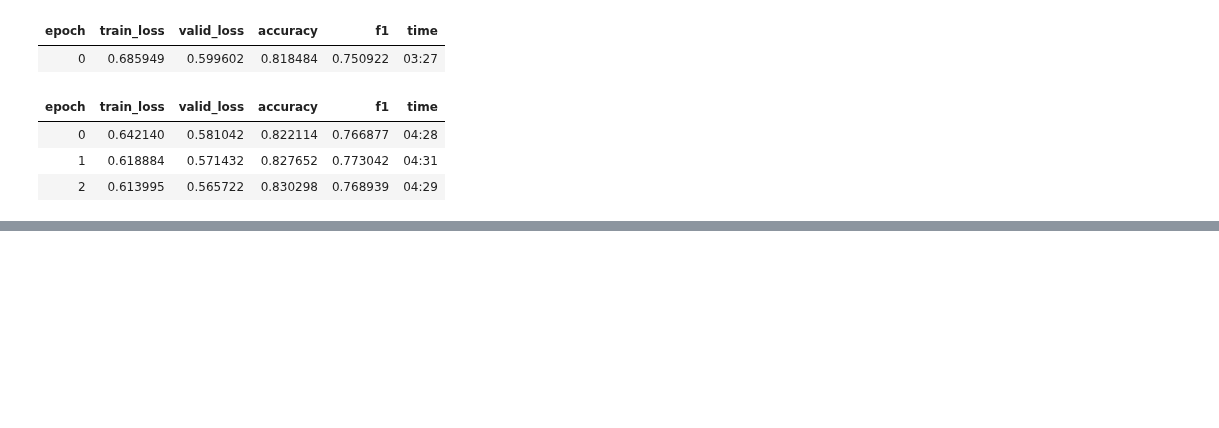
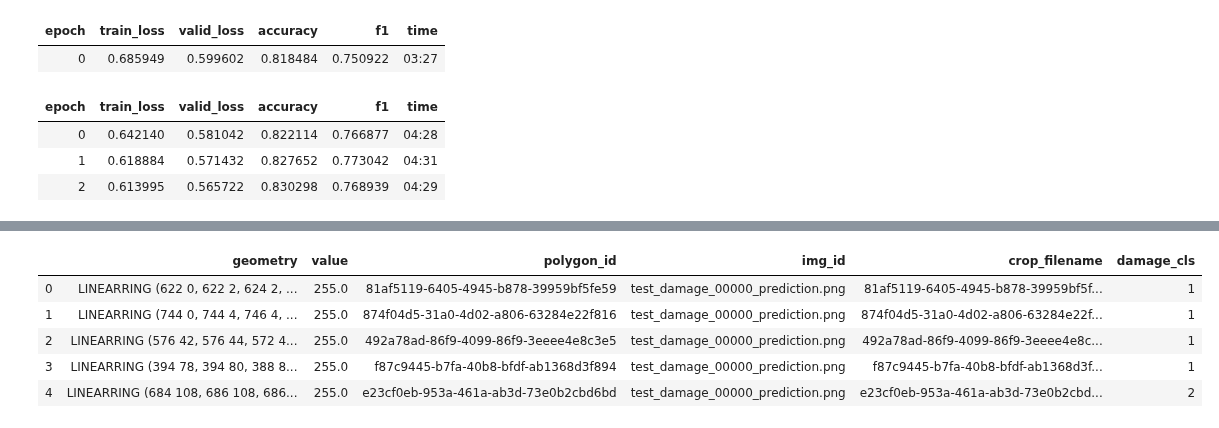
Before and after one commit to wwymak/spacenet-buildings, a Jupyter notebook: xview2/25Nov-improving damage classification-resampling.ipynb, the cells around one changed output, grey strips where cells are left out. Saved outputs shown, nothing was run; the diff lists cells and outputs as text; code cells hidden in the pictures; blank space fills up the shorter version.

```diff
--- a/xview2/25Nov-improving damage classification-resampling.ipynb
+++ b/xview2/25Nov-improving damage classification-resampling.ipynb
@@ -339,6 +347,23 @@ learn.load('24Nov-classification_focal_loss_unfrozen');
+# %%
+src = (ImageList
+       .from_df(classification_labels, path=classifcation_crop_dir, cols=['crop_filename'])
+       .split_by_valid_func(is_valid_func)
+       .label_from_df(cols='label'))
+
+data = (src
+        .transform(get_transforms(do_flip=True,
+             flip_vert=True,
+             max_rotate=180,
+             max_zoom=1.2,
+             max_lighting=0.5,
+             max_warp=0.2,
+             p_affine=0.75,
+             p_lighting=0.75), size=size, tfm_y=False)
+        .databunch(bs=bs)
+        .normalize(imagenet_stats))
 # %%
 damage_crops_test_folder = data_dir / "classification_crops_test"
-data = (src
+data2 = (src
         .transform(get_transforms(do_flip=True,
              flip_vert=True,
              max_rotate=180,
@@ -350,14 +375,37 @@ data = (src
         .add_test_folder(damage_crops_test_folder)
         .databunch(bs=bs)
         .normalize(imagenet_stats))
-learn.data = data
 
-learn.to_fp16();
+learn = cnn_learner(data2,models.resnet50, metrics=[accuracy, f1])
+learn.model_dir = models_path
+learn.loss_func =FocalLoss(gamma=2.0)
+learn.to_fp16()
+learn.load('24Nov-classification_focal_loss_unfrozen');
 # %%
 predictions, y, losses = learn.get_preds(ds_type=DatasetType.Test, with_loss=True)
 y = torch.argmax(predictions, dim=1)
 # %% [output]
 [interactive output not drawn]
+# %%
+labels = pd.read_csv(data_dir/"test_polygons.csv")
+labels["crop_filename"] = labels.polygon_id.apply(lambda x: f"{x}.png")
+
+polygon_ids = [x.name.replace('.png', '') for x in data2.test_dl.dataset.items]
+prediction_cls = [x+1 for x in y.numpy()]
+
+test_results = pd.DataFrame(data={'polygon_id': polygon_ids, 'damage_cls': prediction_cls})
+test_results = labels.merge(test_results, left_on='polygon_id', right_on='polygon_id')
+test_results.geometry = test_results.geometry.apply(lambda x: wkt.loads(x).exterior)
+test_results.img_id = test_results.img_id.str.replace('localization', 'damage')
+
+test_results.head()
+# %% [output]
+|  | geometry | value | polygon_id | img_id | crop_filename | damage_cls |
+| 0 | LINEARRING (622 0, 622 2, 624 2, ... | 255.0 | 81af5119-6405-4945-b878-39959bf5fe59 | test_damage_00000_prediction.png | 81af5119-6405-4945-b878-39959bf5f... | 1 |
+| 1 | LINEARRING (744 0, 744 4, 746 4, ... | 255.0 | 874f04d5-31a0-4d02-a806-63284e22f816 | test_damage_00000_prediction.png | 874f04d5-31a0-4d02-a806-63284e22f... | 1 |
+| 2 | LINEARRING (576 42, 576 44, 572 4... | 255.0 | 492a78ad-86f9-4099-86f9-3eeee4e8c3e5 | test_damage_00000_prediction.png | 492a78ad-86f9-4099-86f9-3eeee4e8c... | 1 |
+| 3 | LINEARRING (394 78, 394 80, 388 8... | 255.0 | f87c9445-b7fa-40b8-bfdf-ab1368d3f894 | test_damage_00000_prediction.png | f87c9445-b7fa-40b8-bfdf-ab1368d3f... | 1 |
+| 4 | LINEARRING (684 108, 686 108, 686... | 255.0 | e23cf0eb-953a-461a-ab3d-73e0b2cbd6bd | test_damage_00000_prediction.png | e23cf0eb-953a-461a-ab3d-73e0b2cbd... | 2 |
 # %%
 from cv2 import fillPoly, imwrite
 def create_image(img_id, output_path):
```
Also changed, not shown: parts of 16 cells of this notebook, 2 other files.
